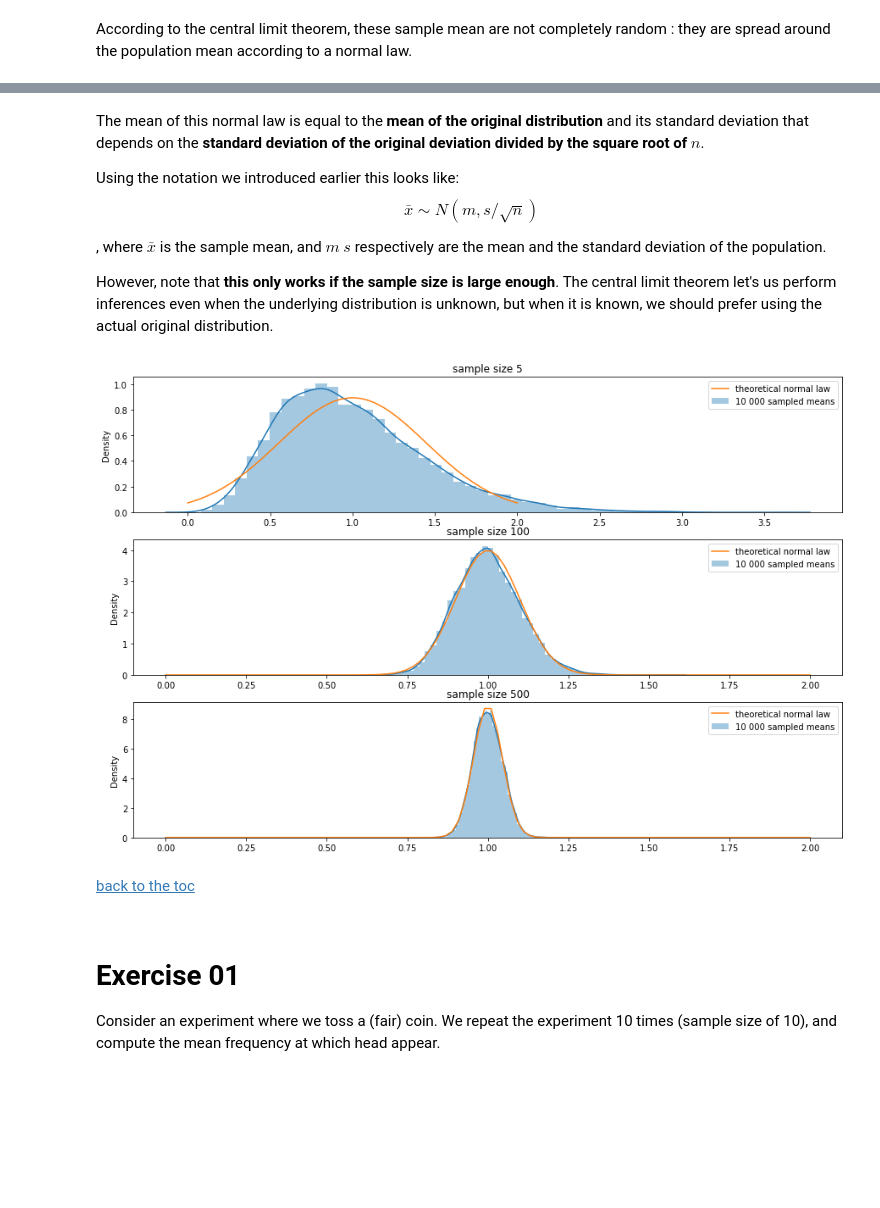
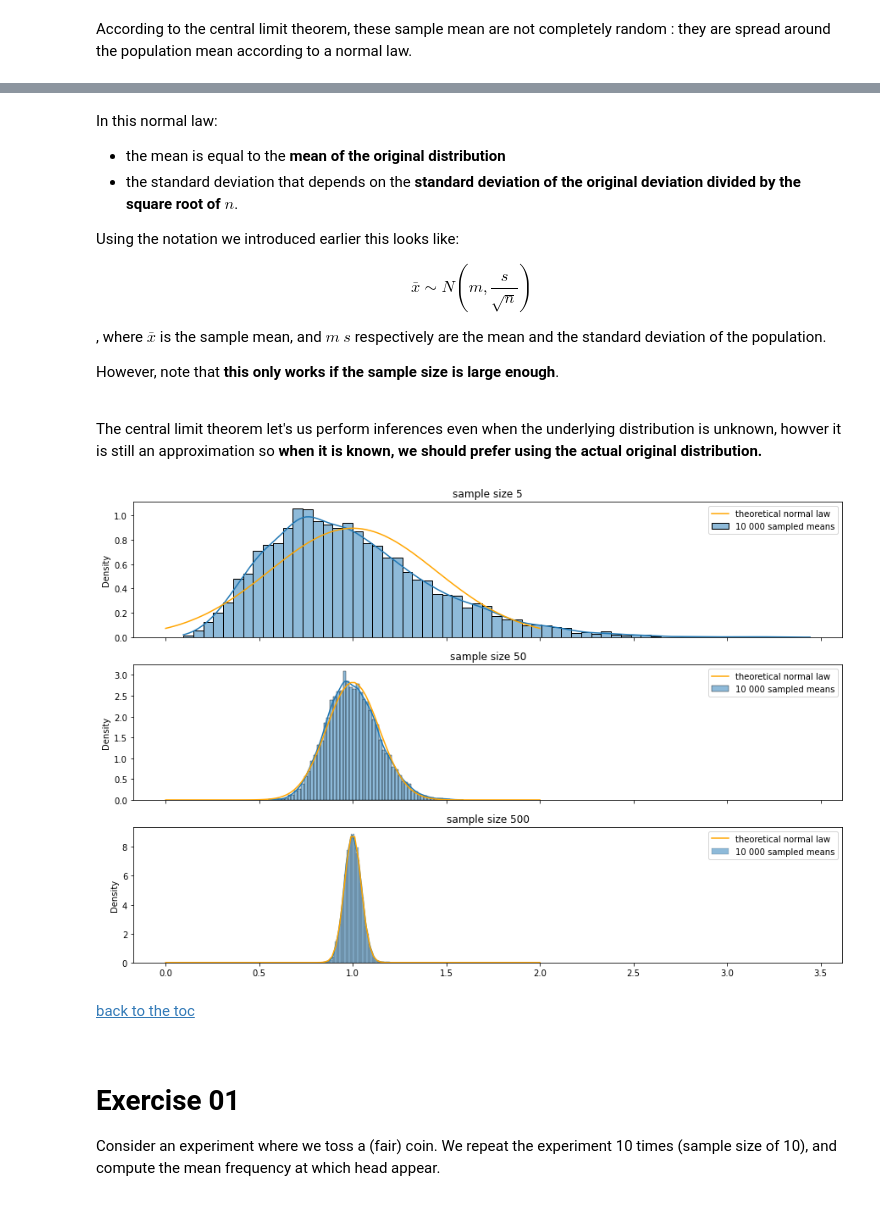
Before and after one commit to sib-swiss/introduction-to-statistics-with-python-training, a Jupyter notebook: 02_distribution_and_statistical_tests.ipynb, the cells around one changed output, grey strips where cells are left out. Drawn from its saved outputs; the diff is of its cells as text; code cells hidden in the pictures; blank space fills up the shorter version.

```diff
--- a/02_distribution_and_statistical_tests.ipynb
+++ b/02_distribution_and_statistical_tests.ipynb
@@ -194,36 +194,44 @@ plt.tight_layout()
 # %% [markdown]
-The mean of this normal law is equal to the **mean of the original distribution** and
-its standard deviation that depends on the **standard deviation of the original deviation divided by the square root of $n$**.
+In this normal law:
+ * the mean is equal to the **mean of the original distribution**
+ * the standard deviation that depends on the **standard deviation of the original deviation divided by the square root of $n$**.
 
 Using the notation we introduced earlier this looks like:
-$$\bar{x} \sim N(m , s / \sqrt{n} )$$
+
+$$\bar{x} \sim N(m , \frac{s}{\sqrt{n}} )$$
 
 , where $\bar{x}$ is the sample mean, and $m$ $s$ respectively are the mean and the standard deviation of the population.
 
 However, note that **this only works if the sample size is large enough**.
-The central limit theorem let's us perform inferences even when the underlying distribution is unknown,
-but when it is known, we should prefer using the actual original distribution.
+
+<br>
+
+The central limit theorem let's us perform inferences even when the underlying distribution is unknown, howver it is still an approximation so **when it is known, we should prefer using the actual original distribution.**
 # %%
 meanOriginal = 1 # the mean of this exponential law is 1
 stdevOriginal= 1 # its standard deviation is 1
 
-fig, axes = plt.subplots(3,1,figsize=(15, 10))
-# we make the sample size 5 , 100 and 500 to see the resulting distribution of sample means
-for i,sampleSize in enumerate([5,100,500]):
+fig, axes = plt.subplots(3,1,figsize=(15, 10) , sharex=True)
+# we make the sample size 5 , 50 and 500 to see the resulting distribution of sample means
+for i,sampleSize in enumerate([5,50,500]):
 
     mu = meanOriginal
     stdev = stdevOriginal / np.sqrt(sampleSize) # expected standard deviation according to Central Limit Theorem
 
     ax = axes[i]
 
-    sns.distplot([ sampling(sampleSize).mean() for i in range(10000) ] , ax = ax , label = '10 000 sampled means' )
+    sns.histplot([ sampling(sampleSize).mean() for i in range(10000) ] ,
+                 kde=True , ax = ax , stat = "density",
+                 label = '10 000 sampled means' )
     x = np.linspace(0,2, 100)
-    sns.lineplot(x, stats.norm.pdf(x , loc = 1 , scale = stdev  ) , ax = ax , label = 'theoretical normal law' )
+    sns.lineplot(x=x, y=stats.norm.pdf(x , loc = 1 , scale = stdev  ) ,
+                 color='orange',
+                 ax = ax , label = 'theoretical normal law' )
 
     ax.set_title('sample size '+str(sampleSize))
     ax.legend()
 # %% [output]
-[figure, old version]
+[figure, new version]
 # %% [markdown]
 
 [back to the toc](#toc)
```
Also changed, not shown: parts of 61 cells of this notebook, 2 other files.
